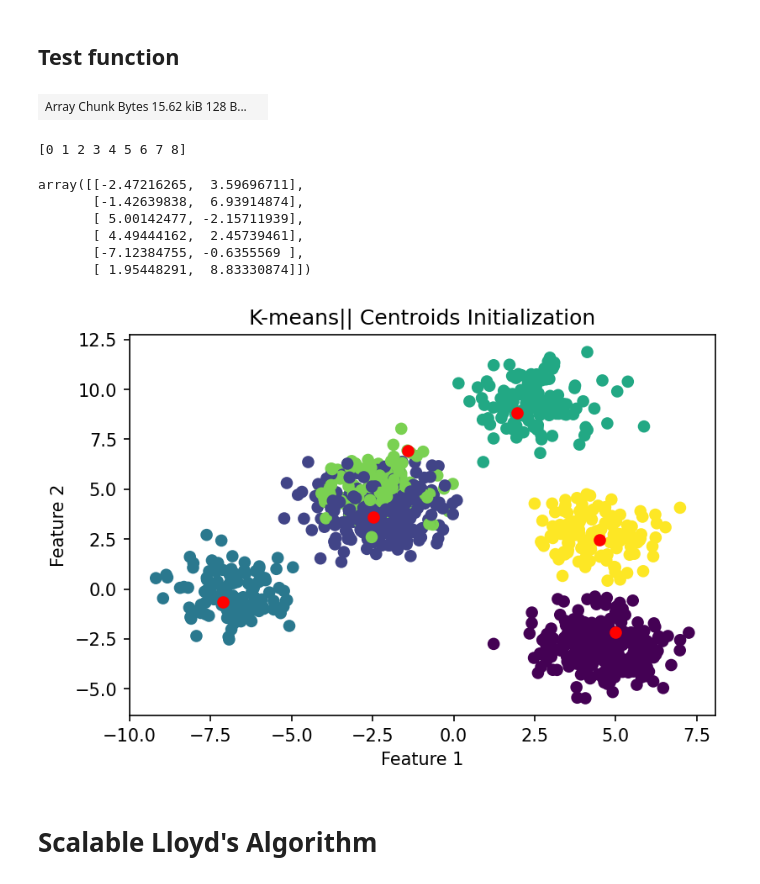
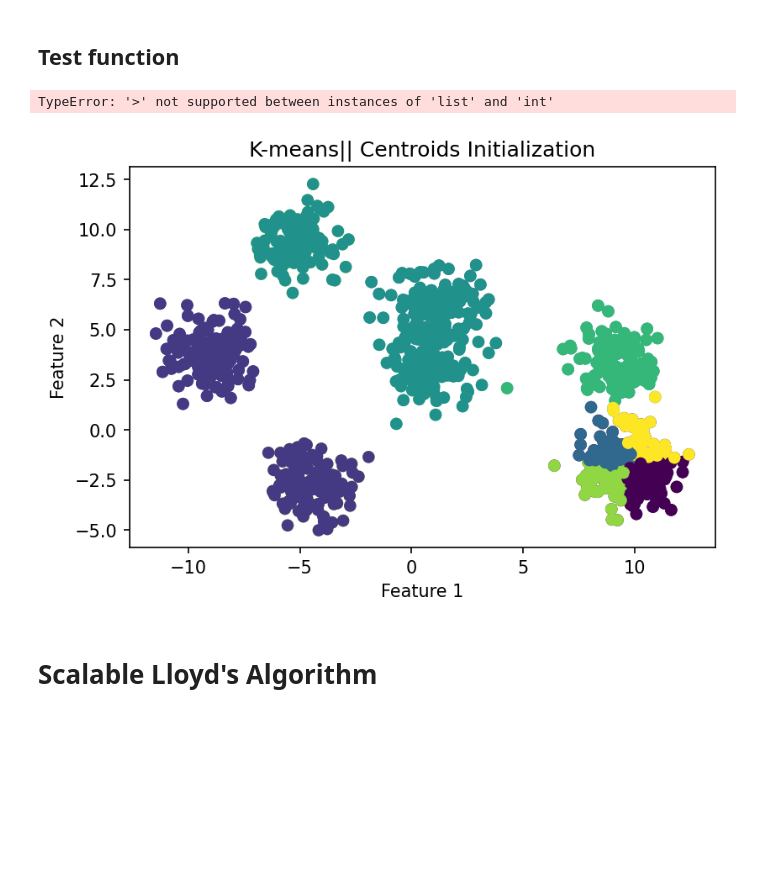
Before and after one commit to ElHuaco/Distributed-k-means, a Jupyter notebook: src/dask/notebooks/OUR CODE/Main.ipynb, the cells around one changed output. Saved outputs shown, nothing was run; the diff lists cells and outputs as text; code cells hidden in the pictures; blank space fills up the shorter version.

```diff
--- a/src/dask/notebooks/OUR CODE/Main.ipynb
+++ b/src/dask/notebooks/OUR CODE/Main.ipynb
@@ -153,33 +105,30 @@ def k_means_scalable(X, k, l):
 # %% [markdown]
 ## Test function
 # %%
-X, y = dask_ml.datasets.make_blobs(1000, centers=6, chunks=num_workers)
+num_workers = len(client.ncores())
+memory_worker = 0.95e9
+mem_usage = 0.6
+X, y = dask_ml.datasets.make_blobs(1000,n_features=2 ,centers=7, chunks=len(X))
+new_chunks= np.max((int(16e9/(memory_worker*mem_usage)) + 1, num_workers))
+X.rechunk(new_chunks ,X.shape[1])
 #Check in depth what chunks are
-X.persist()
+#X.persist()
-# %% [output]
-| Array Chunk Bytes 15.62 kiB 128 B... |  |
 # %%
-test = k_means_scalable(X, 6, 1)
+test = k_means_scalable(X, 7, 1)
 test
 # %% [output]
-[0 1 2 3 4 5 6 7 8]
+TypeError: '>' not supported between instances of 'list' and 'int'
-array([[-2.47216265,  3.59696711],
-       [-1.42639838,  6.93914874],
-       [ 5.00142477, -2.15711939],
-       [ 4.49444162,  2.45739461],
-       [-7.12384755, -0.6355569 ],
-       [ 1.95448291,  8.83330874]])
 # %%
 import matplotlib.pyplot as plt
 plt.figure(dpi=150)
 plt.scatter(X[:,0], X[:,1], c=y)
-plt.scatter(test.T[0], test.T[1],c='red')
+plt.scatter(X[:,0], X[:,1],c='red')
 plt.title("K-means|| Centroids Initialization")
 plt.xlabel("Feature 1")
 plt.ylabel("Feature 2")
 plt.show()
 # %% [output]
-[figure, old version]
+[figure, new version]
 # %% [markdown]
 # Scalable Lloyd's Algorithm
 # %%
```
Also changed, not shown: parts of 3 cells of this notebook.
